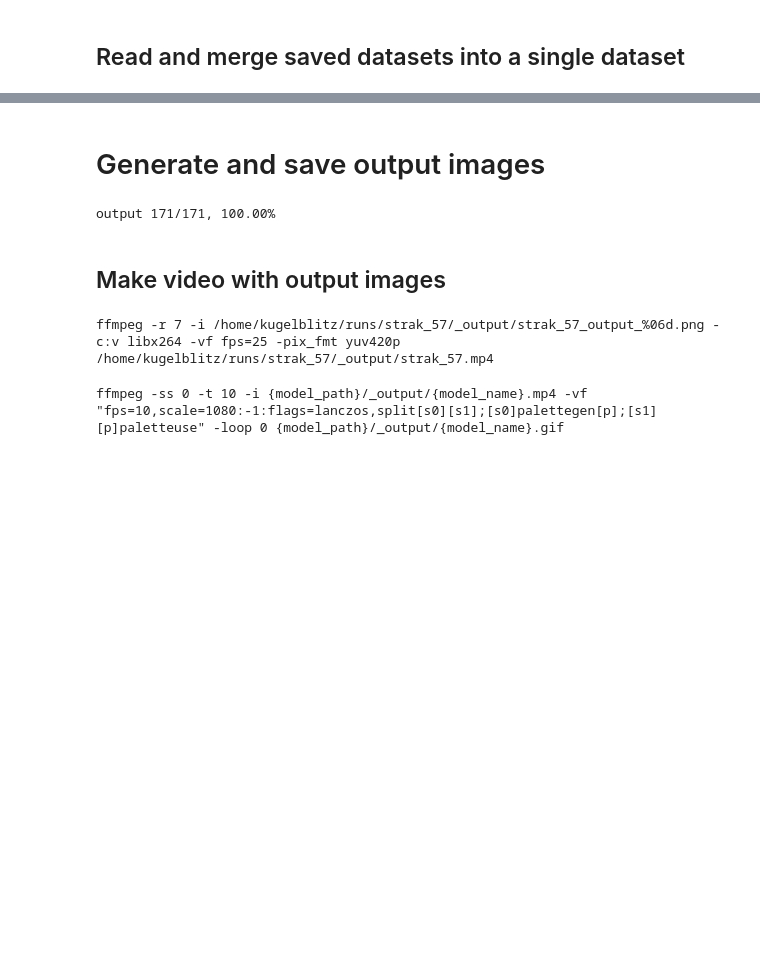
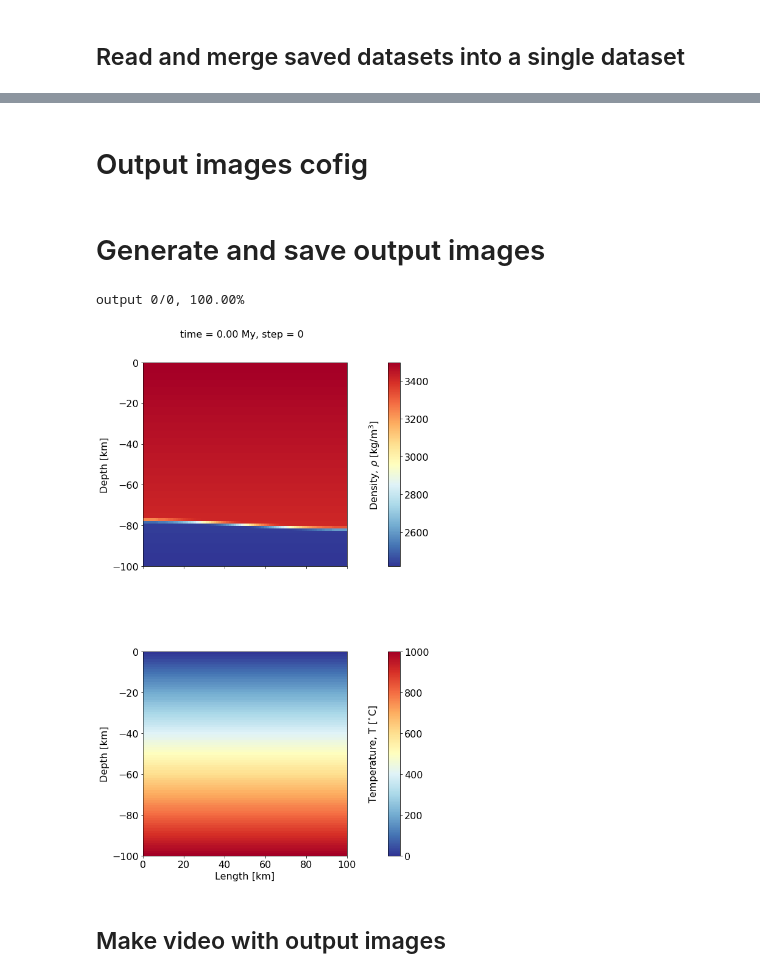
Before and after one commit to jamisonassuncao/mandyoc-scripts, a Jupyter notebook: plot-output.ipynb, the cells around one changed output, grey strips where cells are left out. Cells and saved outputs as stored; diff of their text form; code cells hidden in the pictures; blank space fills up the shorter version.

```diff
--- a/plot-output.ipynb
+++ b/plot-output.ipynb
@@ -17,11 +17,12 @@ from functions.mandyocIO import read_mandyoc_output, read_datasets, read_particl
 # Initial setup
 # %%
 # Path to the model directory
-model_path = "/home/kugelblitz/runs/strak_57"
+# model_path = "/home/kugelblitz/runs/strak_57"
+model_path = "/Users/assuncao/Desktop/_phase-test-true-0"
 
-read_ascii = True # if False, it will skip the ascii reading and saving processes and it will read the datasets from previous runs
-plot_first = False # Generate and plot only the first image
-save_images = True # Generate and save all the possible images
+read_ascii = False # if False, it will skip the ascii reading and saving processes and it will read the datasets from previous runs
+plot_first = True # Generate and plot only the first image
+save_images = False # Generate and save all the possible images
 follow_particle = False # Stores x and z position of a particle through the simulation
 make_video = False # Make video witll all the possible imagesTrue
 make_gif = False # Make an animated gif with the generated video
@@ -36,7 +37,8 @@ if not os.path.isdir(output_path):
 
 model_name = os.path.split(model_path)[1]
 
-datasets = ("temperature", "viscosity", "strain_rate", "surface", "velocity", "density")
+datasets = ("temperature", "density")
+# datasets = ("temperature", "viscosity", "strain_rate", "surface", "velocity", "density")
 # %% [markdown]
 ### Read ascii outputs and save them as xarray.Datasets
 # %%
@@ -111,6 +104,12 @@ Data variables:
     viscosity_units:                   Pa s
     strain_rate_units:                 s^(-1)
     pressure_units:                    Pa
+# %% [markdown]
+# Output images cofig
+# %%
+colorbar_text_pos_left = 1.2
+colorbar_width = "20%"
+colorbar_text_labelpad = -100
 # %% [markdown]
 # Generate and save output images
 # %%
@@ -135,9 +134,14 @@ if (save_images) or (plot_first):
     if "surface" in dataset.data_vars:
         w_min, w_max = -10, 10 # dataset.surface.min()/1.0e3, dataset.surface.max()/1.0e3
         aux += 1
+    if "density" in dataset.data_vars:
+        aux += 1
 
     aux_size_x = np.round(float(abs(dataset.x[-1]/1.0e6)), 1)
     aux_size_z = np.round(float(abs(dataset.z[0]/1.0e6)), 1)
+
+    aux_size_x = np.max([aux_size_x,2])
+    aux_size_z = np.max([aux_size_z,2])
 
     # Create the colors to plot the density
     cr = 255.0
@@ -208,20 +212,38 @@ if (save_images) or (plot_first):
                                          norm=LogNorm(vmin=eta_min, vmax=eta_max),
                                          cmap="viridis")
             cax = inset_axes(axs[subplot_num],
-                             width="5%",
+                             width=colorbar_width,
                              height="100%",
                              loc='center left',
-                             bbox_to_anchor=(1.05, 0., 0.3, 1),
+                             bbox_to_anchor=(colorbar_text_pos_left, 0., 0.3, 1),
                              bbox_transform=axs[subplot_num].transAxes,
                              borderpad=0)
             axs[subplot_num].set_aspect("equal")
             axs[subplot_num].set_ylabel("Depth [km]")
             cbar = fig.colorbar(im, cax=cax)
-            cbar.set_label('Viscosity, $\eta$ [Pa.s]', rotation=90, labelpad=-80)
+            cbar.set_label(r'Viscosity, $\eta$ [Pa.s]', rotation=90, labelpad=colorbar_text_labelpad)
             imshow_box = np.array(axs[subplot_num].get_position())
             if (follow_particle):
                 im = axs[subplot_num].plot(particle_x/1.0e3, particle_z/1.0e3, color="red")
                 im = axs[subplot_num].scatter(particle_x[i]/1.0e3, particle_z[i]/1.0e3, color="blue", zorder=10)
+            subplot_num += 1
+
+        if "density" in dataset.data_vars:
+            im = axs[subplot_num].imshow(data.density.T[::-1],
+                                         extent=[data.x.min()/1.0e3, data.x.max()/1.0e3, data.z.min()/1.0e3, data.z.max()/1.0e3],
+                                         cmap="RdYlBu_r")
+            cax = inset_axes(axs[subplot_num],
+                             width=colorbar_width,
+                             height="100%",
+                             loc='center left',
+                             bbox_to_anchor=(colorbar_text_pos_left, 0., 0.3, 1),
+                             bbox_transform=axs[subplot_num].transAxes,
+                             borderpad=0)
+            axs[subplot_num].set_aspect("equal")
+            axs[subplot_num].set_ylabel("Depth [km]")
+            cbar = fig.colorbar(im, cax=cax)
+            cbar.set_label(r'Density, $\rho$ [kg/m$^3$]', rotation=90, labelpad=colorbar_text_labelpad)
+            imshow_box = np.array(axs[subplot_num].get_position())
             subplot_num += 1
 
         if ("temperature" or ("velocity_x" and "velocity_x")) in dataset.data_vars:
@@ -229,16 +251,16 @@ if (save_images) or (plot_first):
                 im = axs[subplot_num].imshow(data.temperature.T[::-1],
                                              extent=[data.x.min()/1.0e3, data.x.max()/1.0e3, data.z.min()/1.0e3, data.z.max()/1.0e3],
                                              vmin=t_min, vmax=t_max,
-                                             cmap="coolwarm")
+                                             cmap="RdYlBu_r")
                 cax = inset_axes(axs[subplot_num],
-                                 width="5%",
+                                 width=colorbar_width,
                                  height="100%",
                                  loc='center left',
-                                 bbox_to_anchor=(1.05, 0., 0.3, 1),
+                                 bbox_to_anchor=(colorbar_text_pos_left, 0., 0.3, 1),
                                  bbox_transform=axs[subplot_num].transAxes,
                                  borderpad=0)
                 cbar = fig.colorbar(im, cax=cax)
-                cbar.set_label(r'Temperature, T [$^{\circ}$C]', rotation=90, labelpad=-85)
+                cbar.set_label(r'Temperature, T [$^{\circ}$C]', rotation=90, labelpad=colorbar_text_labelpad)
             if ("velocity_x" and "velocity_x") in dataset.data_vars:
                 num_vectors = 15
                 vel_aux = data[dict(x=slice(None, None, num_vectors), z=slice(None, None, num_vectors))]
@@ -267,47 +289,42 @@ if (save_images) or (plot_first):
             subplot_num += 1
 
         if "strain_rate" in dataset.data_vars:
-            # print(np.max(data.density))
-            # im = axs[subplot_num].contourf(data.density.T,
-            #                                extent=[data.x.min()/1.0e3, data.x.max()/1.0e3, data.z.min()/1.0e3, data.z.max()/1.0e3],
-            #                                # alpha=0.2,
-            #                                levels=[1.0,2750.0,3354.0,3378.0,3400.0],
-            #                                colors=colors)
             im = axs[subplot_num].imshow(data.strain_rate.T[::-1],
                                          extent=[data.x.min()/1.0e3, data.x.max()/1.0e3, data.z.min()/1.0e3, data.z.max()/1.0e3],
                                          norm=LogNorm(vmin=e_min, vmax=e_max),
                                          alpha=1.0,
                                          zorder=100,
                                          cmap=plt.get_cmap("viridis"))
             cax = inset_axes(axs[subplot_num],
-                             width="5%",
+                             width=colorbar_width,
                              height="100%",
                              loc='center left',
-                             bbox_to_anchor=(1.05, 0., 0.3, 1),
+                             bbox_to_anchor=(colorbar_text_pos_left, 0., 0.3, 1),
                              bbox_transform=axs[subplot_num].transAxes,
                              borderpad=0)
             axs[subplot_num].set_aspect("equal")
             axs[subplot_num].set_ylabel("Depth [km]")
             cbar = fig.colorbar(im, cax=cax)
-            cbar.set_label(r'Strain rate, $\dot{\epsilon}$ [s$^{-1}$]', rotation=90, labelpad=-90)
+            cbar.set_label(r'Strain rate, $\dot{\epsilon}$ [s$^{-1}$]', rotation=90, labelpad=colorbar_text_labelpad)
             imshow_box = np.array(axs[subplot_num].get_position())
             subplot_num += 1
 
         # Fix surface plot aspect ratio and position
         if "surface" in dataset.data_vars:
             axs[surface_subplot_num].set_aspect(dataset.surface.x.max()/1.0e3/120)
             plot_box = np.array(axs[surface_subplot_num].get_position())
             new_plot_box = Bbox([[imshow_box[0, 0], plot_box[0, 1]], [imshow_box[1, 0], plot_box[1, 1]]])
             axs[surface_subplot_num].set_position(new_plot_box)
 
         axs[subplot_num-1].set_xlabel("Length [km]")
         plt.suptitle("time = {:.2f} My, step = {}".format(np.round(data.time.item(), 2), data.step.item()), ha='center', y=0.9, x=0.5)
         fig.align_ylabels(axs[:])
         plt.savefig(f"{output_path}/{model_name}_output_{str(i).zfill(6)}.png", dpi=300)
         if (plot_first==False):
             plt.close('all')
 # %% [output]
-output 171/171, 100.00%
+output 0/0, 100.00%
+[figure, added]
 # %% [markdown]
 ## Make video with output images
 # %%
@@ -316,13 +333,9 @@ print(line)
 if (make_video):
     !rm {model_path}/_output/{model_name}.mp4
     !ffmpeg -r 7 -i {model_path}/_output/{model_name}_output_%06d.png -c:v libx264 -vf fps=25 -pix_fmt yuv420p {model_path}/_output/{model_name}.mp4
-# %% [output]
-ffmpeg -r 7 -i /home/kugelblitz/runs/strak_57/_output/strak_57_output_%06d.png -c:v libx264 -vf fps=25 -pix_fmt yuv420p /home/kugelblitz/runs/strak_57/_output/strak_57.mp4
 # %%
 line = 'ffmpeg -ss 0 -t 10 -i {model_path}/_output/{model_name}.mp4 -vf "fps=10,scale=1080:-1:flags=lanczos,split[s0][s1];[s0]palettegen[p];[s1][p]paletteuse" -loop 0 {model_path}/_output/{model_name}.gif'
 print(line)
 if (make_gif):
     !rm {model_path}/_output/{model_name}.gif
     !ffmpeg -ss 0 -t 10 -i {model_path}/_output/{model_name}.mp4 -vf "fps=100,scale=1080:-1:flags=lanczos,split[s0][s1];[s0]palettegen[p];[s1][p]paletteuse" -loop 0 {model_path}/_output/{model_name}.gif
-# %% [output]
-ffmpeg -ss 0 -t 10 -i {model_path}/_output/{model_name}.mp4 -vf "fps=10,scale=1080:-1:flags=lanczos,split[s0][s1];[s0]palettegen[p];[s1][p]paletteuse" -loop 0 {model_path}/_output/{model_name}.gif
```
Also changed, not shown: parts of 2 cells of this notebook, 2 other files.
